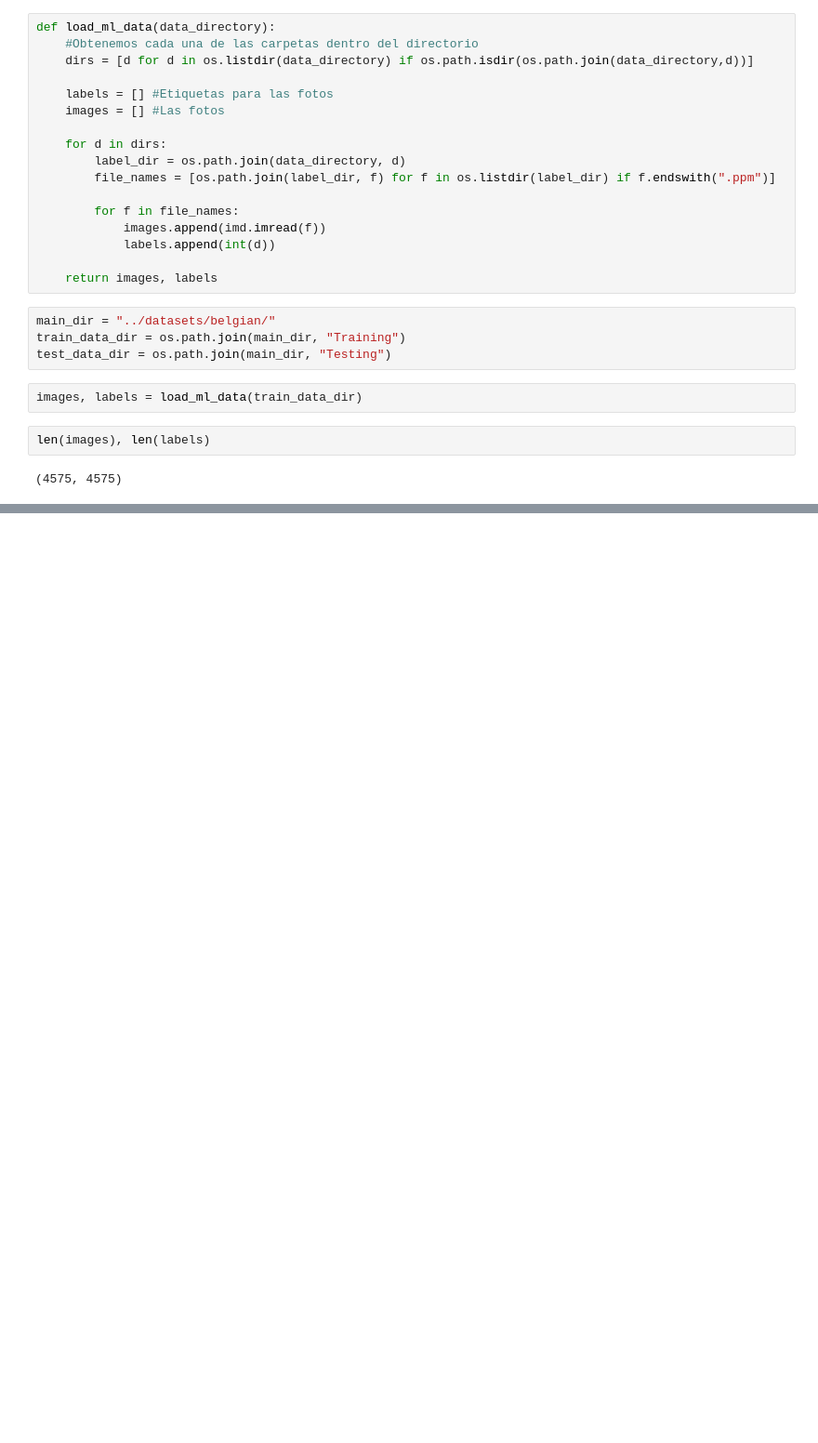
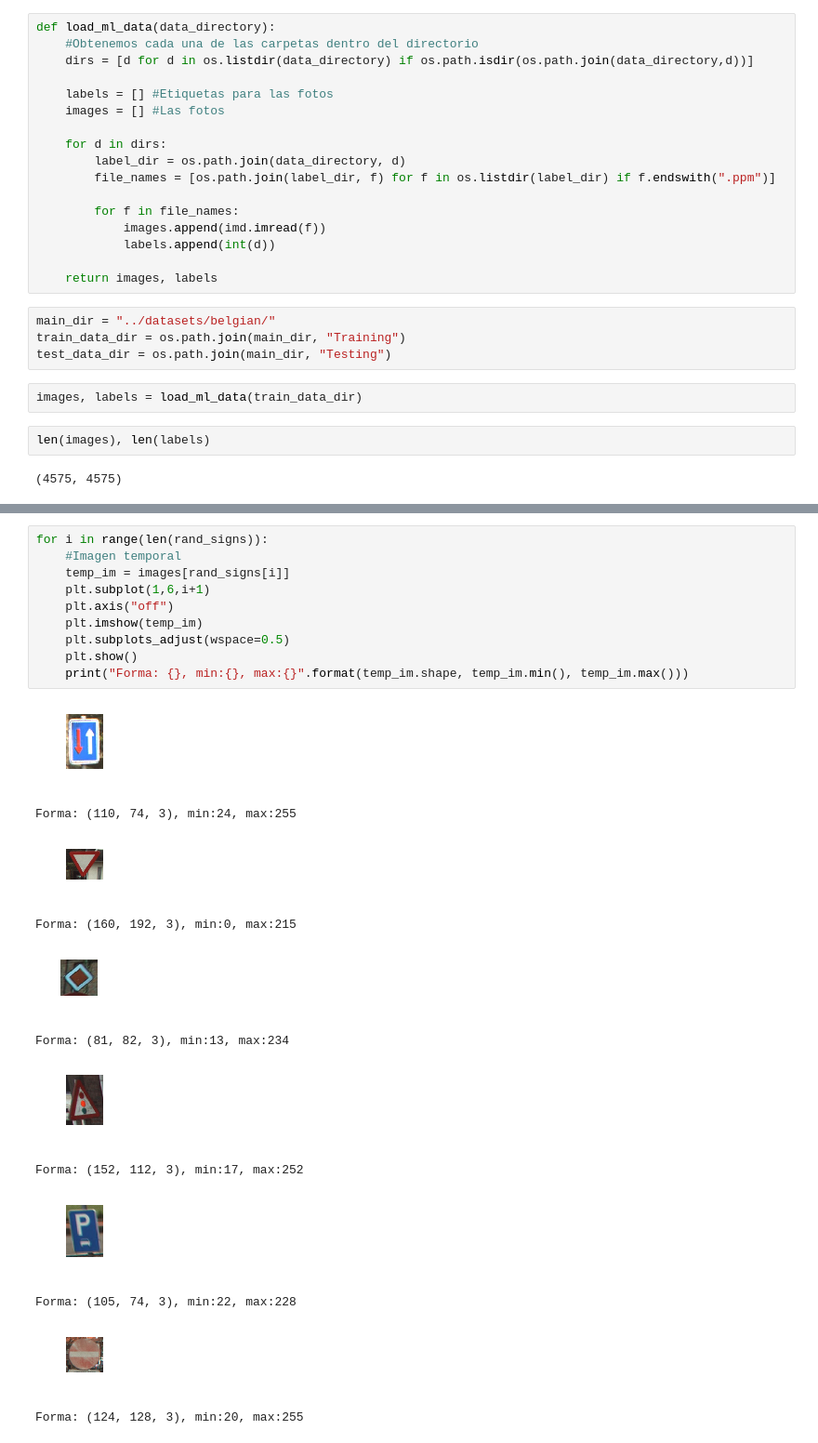
Before and after one commit to DGV1995/Machine-Learning-Data-Science, a Jupyter notebook: My notebooks/T11 - 1 - TensorFlow 101.ipynb, the cells around one changed output, grey strips where cells are left out. Shown at 93% size. Saved outputs shown, nothing was run; the diff lists cells and outputs as text; blank space fills up the shorter version.

```diff
--- a/My notebooks/T11 - 1 - TensorFlow 101.ipynb
+++ b/My notebooks/T11 - 1 - TensorFlow 101.ipynb
@@ -61,0 +143,23 @@ len(images), len(labels)
+# %%
+for i in range(len(rand_signs)):
+    #Imagen temporal
+    temp_im = images[rand_signs[i]]
+    plt.subplot(1,6,i+1)
+    plt.axis("off")
+    plt.imshow(temp_im)
+    plt.subplots_adjust(wspace=0.5)
+    plt.show()
+    print("Forma: {}, min:{}, max:{}".format(temp_im.shape, temp_im.min(), temp_im.max()))
+# %% [output]
+[figure, added]
+Forma: (110, 74, 3), min:24, max:255
+[figure, added]
+Forma: (160, 192, 3), min:0, max:215
+[figure, added]
+Forma: (81, 82, 3), min:13, max:234
+[figure, added]
+Forma: (152, 112, 3), min:17, max:252
+[figure, added]
+Forma: (105, 74, 3), min:22, max:228
+[figure, added]
+Forma: (124, 128, 3), min:20, max:255
```
Also changed, not shown: parts of 36 cells of this notebook.
